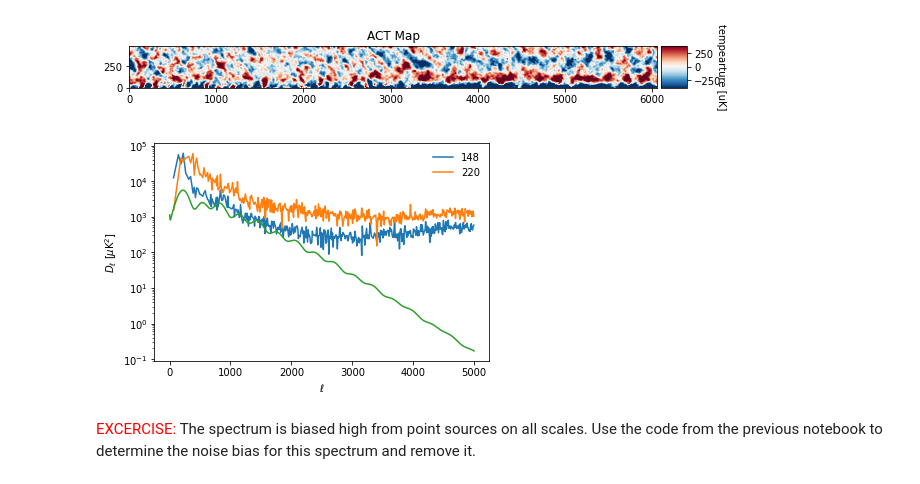
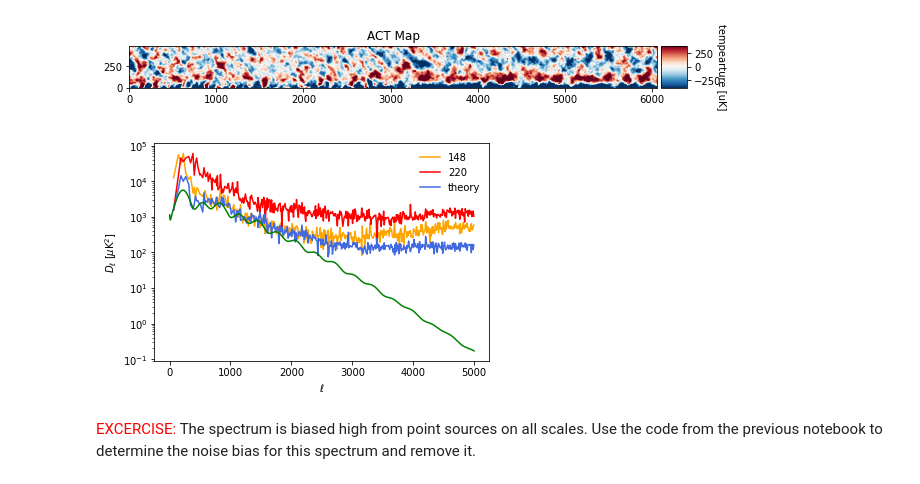
Before and after one commit to DEboy2007/CMBPaper, a Jupyter notebook: CMBSummerSchool/CMB_School_Part_06.ipynb, the cells around one changed output. Saved outputs shown, nothing was run; the diff lists cells and outputs as text; code cells hidden in the pictures.

```diff
--- a/CMBSummerSchool/CMB_School_Part_06.ipynb
+++ b/CMBSummerSchool/CMB_School_Part_06.ipynb
@@ -192,21 +192,24 @@ map mean: -35.148097186618045 map rms: 319.0813587167169
 # %%
 N=int(Ny) # take only one dimension
 map_patch220 = map220[0:int(N), 0:int(N)] #trimming the map down to size
 window = (cosine_window(N))
 appodized_map220 = window * map_patch220
 
 binned_ell_dat220, binned_spectrum_dat220 = calculate_2d_spectrum(appodized_map220,delta_ell,ell_max,pix_size,N)
-plt.semilogy(binned_ell_dat,binned_spectrum_dat* binned_ell_dat * (binned_ell_dat+1.)/2. / np.pi, label='148')
-plt.semilogy(binned_ell_dat220,binned_spectrum_dat220* binned_ell_dat220 * (binned_ell_dat220+1.)/2. / np.pi, label='220')
+plt.semilogy(binned_ell_dat,binned_spectrum_dat* binned_ell_dat * (binned_ell_dat+1.)/2. / np.pi, label='148', color="orange")
+plt.semilogy(binned_ell_dat220,binned_spectrum_dat220* binned_ell_dat220 * (binned_ell_dat220+1.)/2. / np.pi, label='220', color="red")
+plt.semilogy(binned_ell_theory,binned_spectrum_theory*\
+                 binned_ell_theory * (binned_ell_theory+1.)/2. / np.pi, label='theory', color="royalblue")
 #plt.clf()
 leg = plt.legend()
+
 leg.draw_frame(False)
-plt.semilogy(ell,DlTT)
+plt.semilogy(ell,DlTT, color="green")
 plt.ylabel('$D_{\ell}$ [$\mu$K$^2$]')
 plt.xlabel('$\ell$')
 plt.show()
 # %% [output]
-[figure, old version]
+[figure, new version]
 # %% [markdown]
 <font color='red'>EXCERCISE: </font> The spectrum is biased high from point sources on all scales. Use the code from the previous notebook to determine the noise bias for this spectrum and remove it.
 # %%
```
Also changed, not shown: parts of 2 cells of this notebook.
